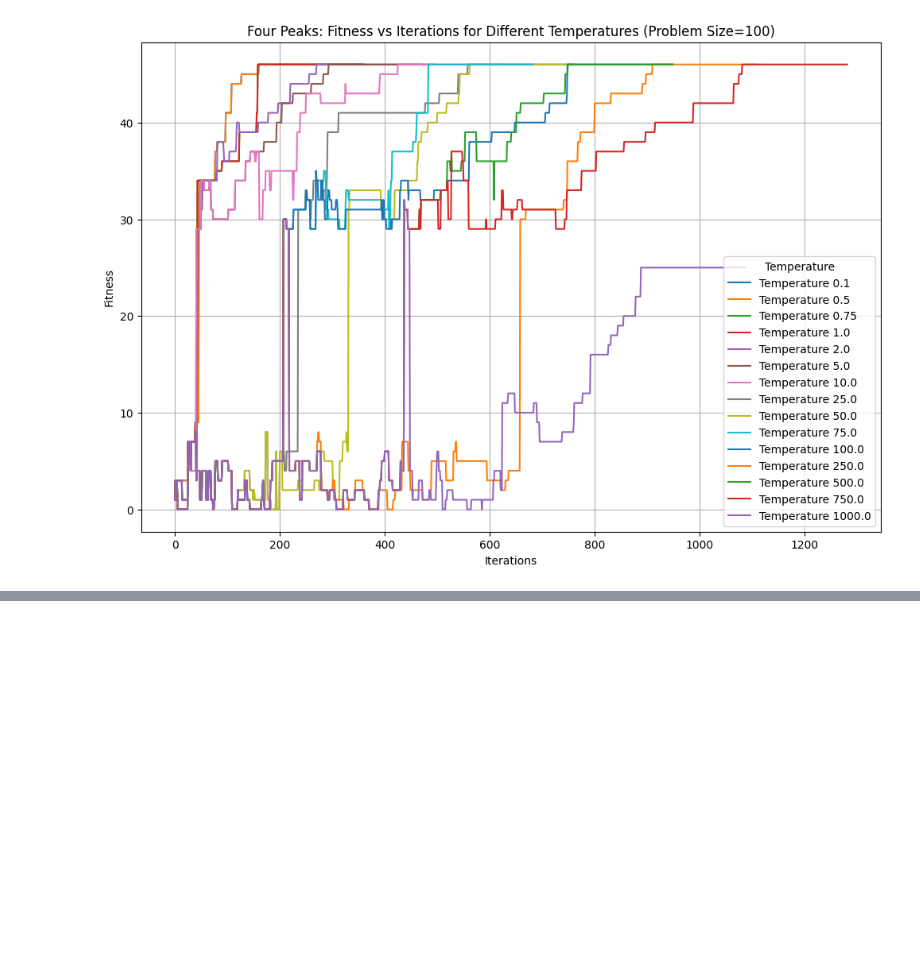
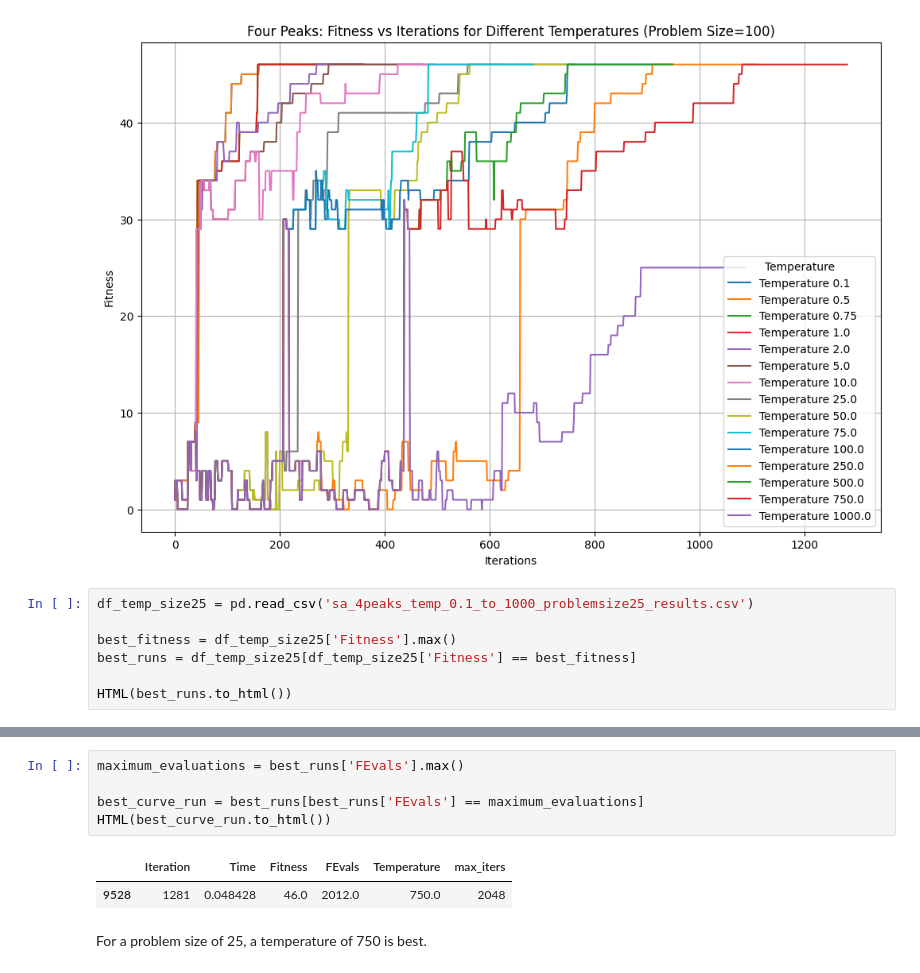
Before and after one commit to melodyyu/cs7641-a2-optimization, a Jupyter notebook: 4peaks_optimization.ipynb, the cells around one changed output, grey strips where cells are left out. Cells and saved outputs as stored; diff of their text form; blank space fills up the shorter version.

```diff
--- a/4peaks_optimization.ipynb
+++ b/4peaks_optimization.ipynb
@@ -756,3 +817,10 @@ def plot_fitness_iterations(csv_path):
 plot_fitness_iterations('/mnt/data/sa_4peaks_temp_0.1_to_1000_attempts200_results.csv')
 # %% [output]
 [figure]
+# %%
+df_temp_size25 = pd.read_csv('sa_4peaks_temp_0.1_to_1000_problemsize25_results.csv')
+
+best_fitness = df_temp_size25['Fitness'].max()
+best_runs = df_temp_size25[df_temp_size25['Fitness'] == best_fitness]
+
+HTML(best_runs.to_html())
@@ -758,0 +829,10 @@ plot_fitness_iterations('/mnt/data/sa_4peaks_temp_0.1_to_1000_attempts200_result
+# %%
+maximum_evaluations = best_runs['FEvals'].max()
+
+best_curve_run = best_runs[best_runs['FEvals'] == maximum_evaluations]
+HTML(best_curve_run.to_html())
+# %% [output]
+|  | Iteration | Time | Fitness | FEvals | Temperature | max_iters |
+| 9528 | 1281 | 0.048428 | 46.0 | 2012.0 | 750.0 | 2048 |
+# %% [markdown]
+For a problem size of 25, a temperature of 750 is best.
```
Also changed, not shown: parts of 10 cells of this notebook.
